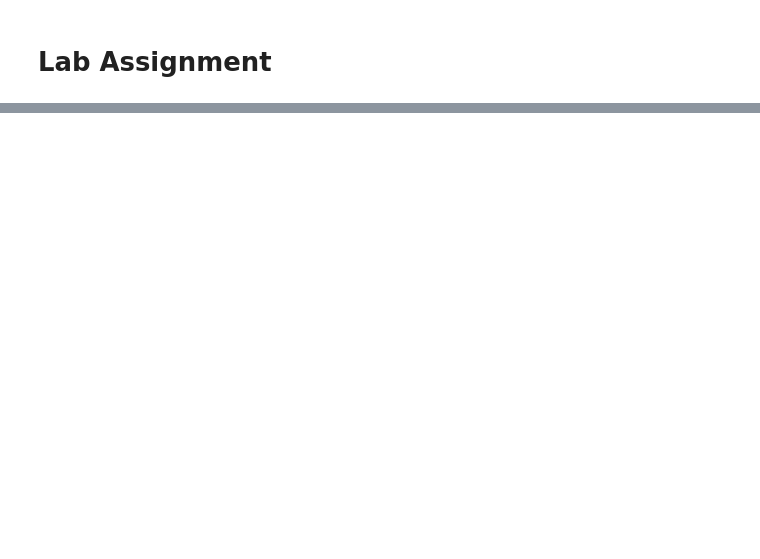
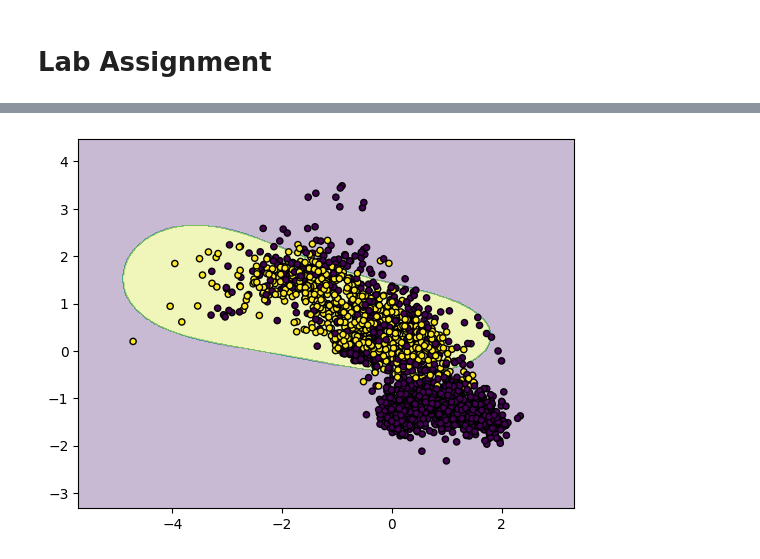
Before and after one commit to Rafazand/MachineL, a Jupyter notebook: MachineL_Jobsheet4.ipynb, the cells around one changed output, grey strips where cells are left out. Saved outputs shown, nothing was run; the diff lists cells and outputs as text; code cells hidden in the pictures; blank space fills up the shorter version.

```diff
--- a/MachineL_Jobsheet4.ipynb
+++ b/MachineL_Jobsheet4.ipynb
@@ -536,0 +754,3 @@ plt.ylabel('predicted label')
+# %%
+data.columns = data.columns.str.strip()
+data.columns
@@ -536,0 +775,23 @@ plt.ylabel('predicted label')
+# %%
+scaler = StandardScaler()
+X_train = scaler.fit_transform(X_train)
+X_test = scaler.transform(X_test)
+
+encoder = LabelEncoder()
+y_train = encoder.fit_transform(y_train)
+y_test = encoder.transform(y_test)
+# %%
+param_grid = {'algo__C': [1, 5, 10, 50],
+              'algo__gamma': [0.0001, 0.0005, 0.001, 0.005]}
+
+
+pipeline = Pipeline([
+    ('algo', SVC())
+])
+
+
+model= GridSearchCV(pipeline, param_grid, cv=3, n_jobs=-1, verbose=1)
+model.fit(X_train, y_train)
+
+print(model.best_params_)
+print(model.score(X_train, y_train), model.best_score_, model.score(X_test, y_test))
@@ -536,0 +856,21 @@ plt.ylabel('predicted label')
+# %%
+X_vis = X_train[:, :2]
+y_vis = y_train
+
+vis_pipeline = Pipeline([
+    ('scaler', StandardScaler()),
+    ('svc', SVC(C=1, gamma=0.1, kernel='rbf'))
+])
+
+vis_pipeline.fit(X_vis, y_vis)
+
+X0, X1 = X_vis[:, 0], X_vis[:, 1]
+xx, yy = make_meshgrid(X0, X1)
+
+plot_contours(vis_pipeline, xx, yy, cmap='viridis', alpha=0.3)
+plt.scatter(X0, X1, c=y_vis, cmap='viridis', s=20, edgecolors='k')
+plt.xlim(xx.min(), xx.max())
+plt.ylim(yy.min(), yy.max())
+plt.show()
+# %% [output]
+[figure, added]
```
Also changed, not shown: parts of 50 cells of this notebook.
